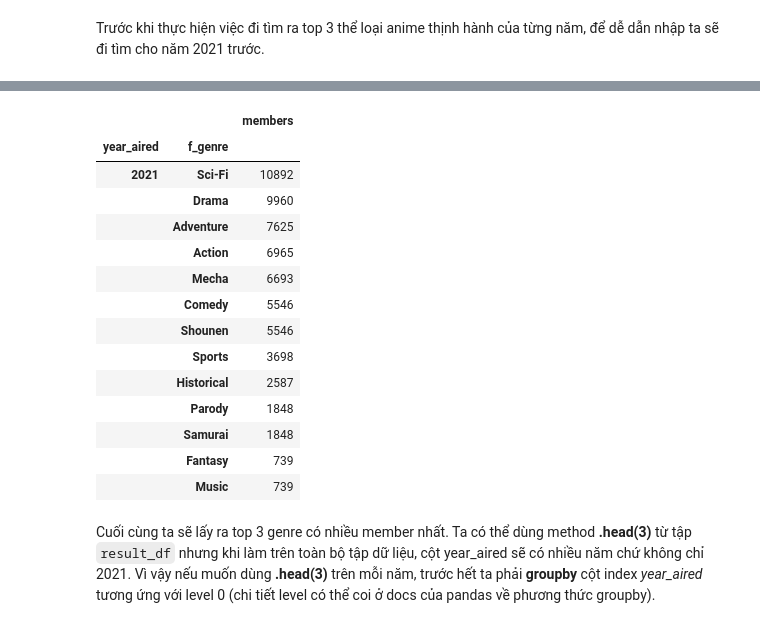
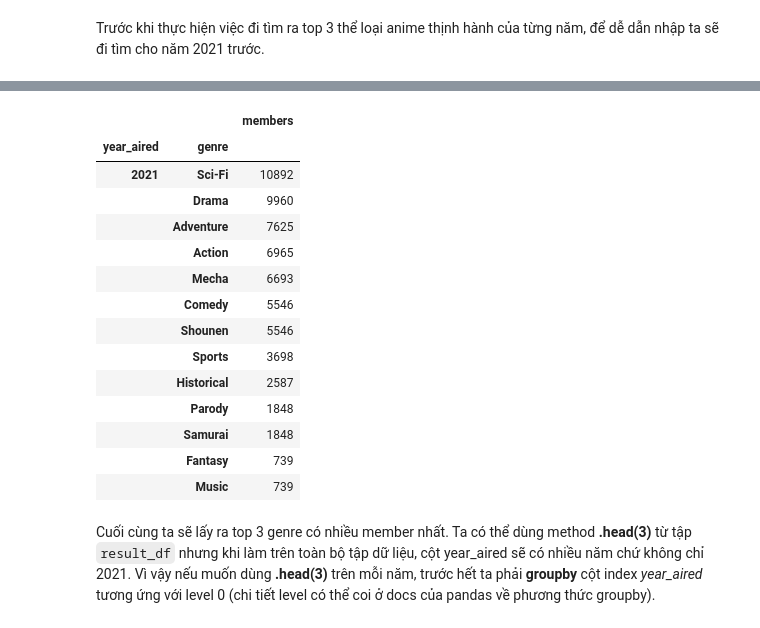
Before and after one commit to phineasla-hcmus/3.1-DS-Final, a Jupyter notebook: P4DS_FinalProject.ipynb, the cells around one changed output, grey strips where cells are left out. Saved outputs shown, nothing was run; the diff lists cells and outputs as text; code cells hidden in the pictures.

```diff
--- a/P4DS_FinalProject.ipynb
+++ b/P4DS_FinalProject.ipynb
@@ -622,46 +622,34 @@ anime_2021_df
 | 1713 | 34348 | Rescue Academia | [Sci-Fi, Adventure] | 2021 to ? | NaN | 932 | 9709 | NaN | NaN | 2021 |
 | 14712 | 38882 | Ryouma! Shinsei Tennis no Ouji-sama | [Action, Comedy, Sports, Shounen] | 2021 | 1 | 1848 | 8160 | NaN | NaN | 2021 |
 | 14799 | 39486 | Gintama (Shinsaku) | [Action, Sci-Fi, Comedy, Historic... | 2021 | NaN | 1848 | 8394 | NaN | NaN | 2021 |
-# %%
-# Flat cột genre
-flatted_genre = pd.DataFrame([
-                            [i, x]
-                            for i, y in anime_2021_df['genre'].iteritems()
-                            for x in y
-                            ], columns = ['index', 'f_genre'])
-
-# Set lại cột index
-flatted_genre = flatted_genre.set_index('index')
-
-# Rút ra cột members và year_aired
-right_df = anime_2021_df[['members', 'year_aired']]
-
-# Merge flatted_genre với right_df
-genre_mem_2021_df = flatted_genre.merge(right_df,
-                                        left_index=True,
-                                        right_index=True)
-
-# Đếm ở mỗi thể loại, có bao nhiêu members, rồi sort lại theo chiều giảm dần
-result_2021_df = genre_mem_2021_df.groupby(['year_aired', 'f_genre']).sum()  \
-                            .sort_values('members', ascending=False)
-
-result_2021_df
-# %% [output]
-|  |  | members |
-| year_aired | f_genre |  |
-| 2021 | Sci-Fi | 10892 |
-|  | Drama | 9960 |
-|  | Adventure | 7625 |
-|  | Action | 6965 |
-|  | Mecha | 6693 |
-|  | Comedy | 5546 |
-|  | Shounen | 5546 |
-|  | Sports | 3698 |
-|  | Historical | 2587 |
-|  | Parody | 1848 |
-|  | Samurai | 1848 |
-|  | Fantasy | 739 |
-|  | Music | 739 |
+# %%
+# Chỉ lấy ra các cột cần dùng
+anime_2021_df = anime_2021_df[['genre', 'members', 'year_aired']]
+
+# Flat cột genre
+flatted_2021_genre = anime_2021_df.explode('genre')
+
+# Đếm ở mỗi thể loại, có bao nhiêu members, rồi sort lại theo chiều giảm dần
+result_2021_df = flatted_2021_genre.groupby(['year_aired', 'genre']).sum()  \
+                            .sort_values('members', ascending=False)
+
+result_2021_df
+# %% [output]
+|  |  | members |
+| year_aired | genre |  |
+| 2021 | Sci-Fi | 10892 |
+|  | Drama | 9960 |
+|  | Adventure | 7625 |
+|  | Action | 6965 |
+|  | Mecha | 6693 |
+|  | Comedy | 5546 |
+|  | Shounen | 5546 |
+|  | Sports | 3698 |
+|  | Historical | 2587 |
+|  | Parody | 1848 |
+|  | Samurai | 1848 |
+|  | Fantasy | 739 |
+|  | Music | 739 |
 # %% [markdown]
 Cuối cùng ta sẽ lấy ra top 3 genre có nhiều member nhất. Ta có thể dùng method **.head(3)** từ tập `result_df` nhưng khi làm trên toàn bộ tập dữ liệu, cột year_aired sẽ có nhiều năm chứ không chỉ 2021. Vì vậy nếu muốn dùng **.head(3)** trên mỗi năm, trước hết ta phải **groupby** cột index *year_aired* tương ứng với level 0 (chi tiết level có thể coi ở docs của pandas về phương thức groupby).
 # %%
```
Also changed, not shown: parts of 5 cells of this notebook.
